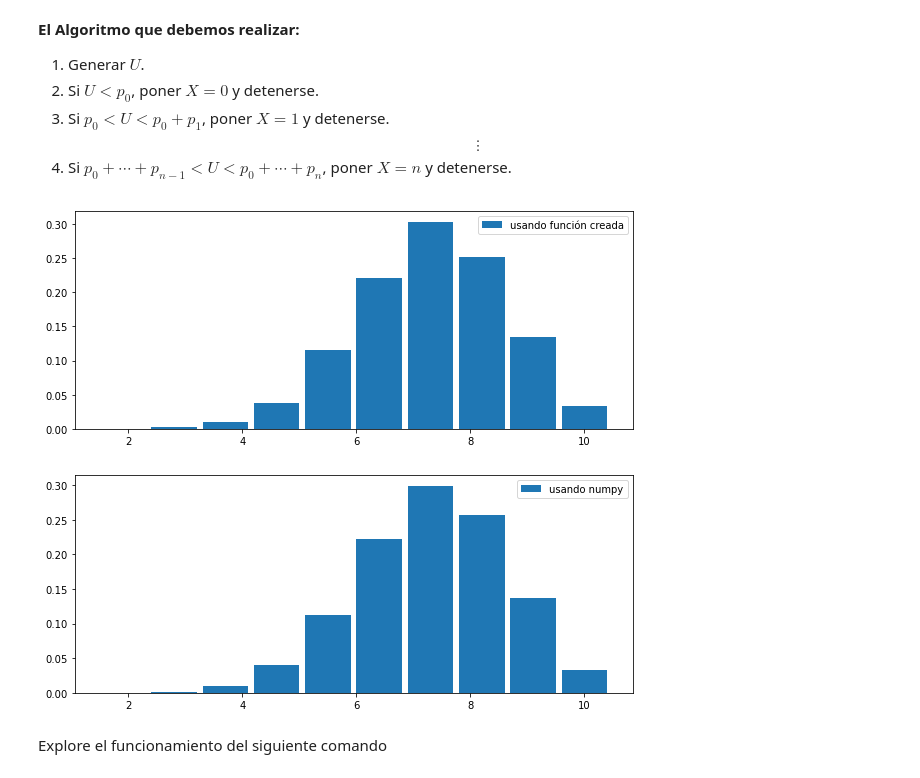
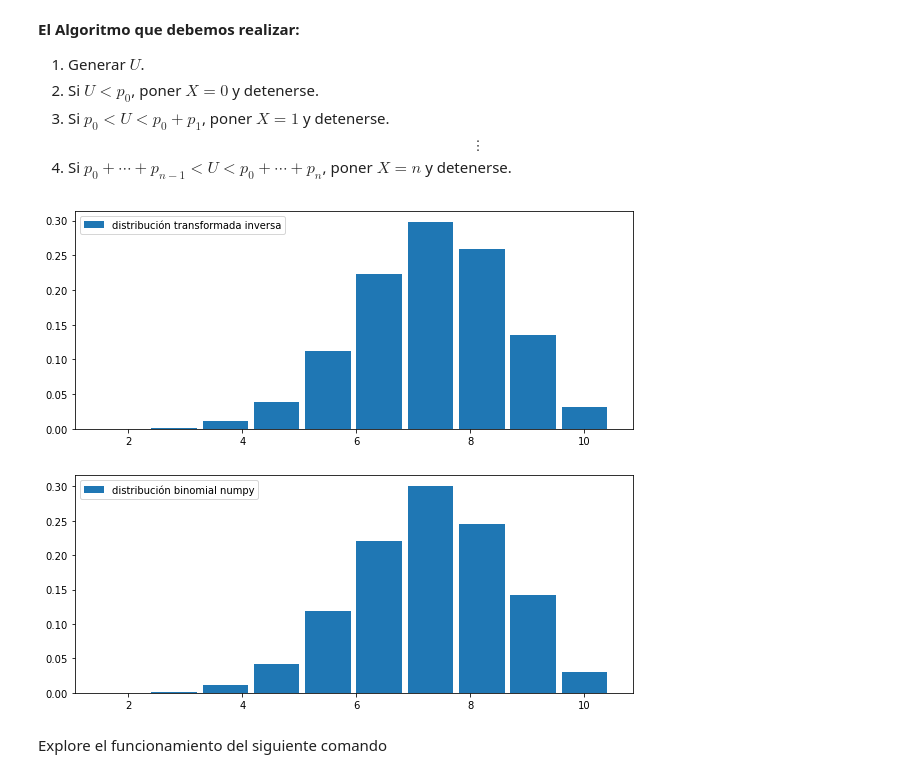
Before and after one commit to feramdor/SPF-2021-II, a Jupyter notebook: TEMA-2/Clase10_MetodoAceptacionRechazo.ipynb, the cells around one changed output. Saved outputs shown, nothing was run; the diff lists cells and outputs as text; code cells hidden in the pictures.

```diff
--- a/TEMA-2/Clase10_MetodoAceptacionRechazo.ipynb
+++ b/TEMA-2/Clase10_MetodoAceptacionRechazo.ipynb
@@ -65,17 +65,22 @@ def P_acum_Binomial_o(n,p):
 # %%
 # def D_binomial_intermedia(n,p,N):
 n = 10; p = 0.7; N = 10**4
 
 p_acum = P_acum_Binomial_o(n,p)
 
 # Usando el método de la transformada inversa
 d_binomial = Gen_distr_discreta(p_acum, np.arange(0, n+1), N)
 
 # Usando numpy
 d_bino_numpy = np.random.binomial(n,p,N)
+
+plot_histogram_discrete(d_binomial, 'distribución transformada inversa')
 # %% [output]
-[figure, old version]
+[figure, new version]
-[figure, removed]
+# %%
+plot_histogram_discrete(d_bino_numpy, 'distribución binomial numpy')
+# %% [output]
+[figure, added]
 # %% [markdown]
 Explore el funcionamiento del siguiente comando
 # %%
```
Also changed, not shown: parts of 2 cells of this notebook, 2 other files.
